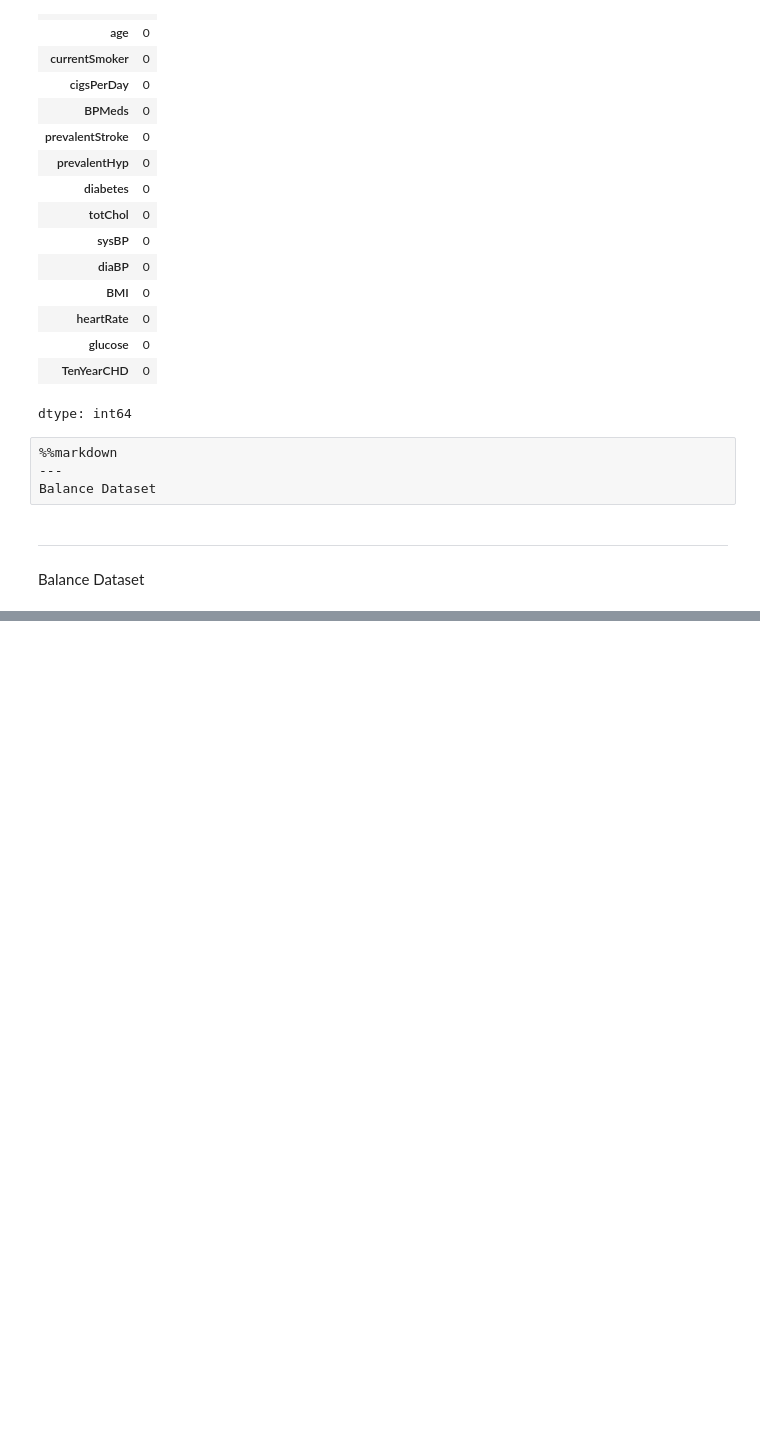
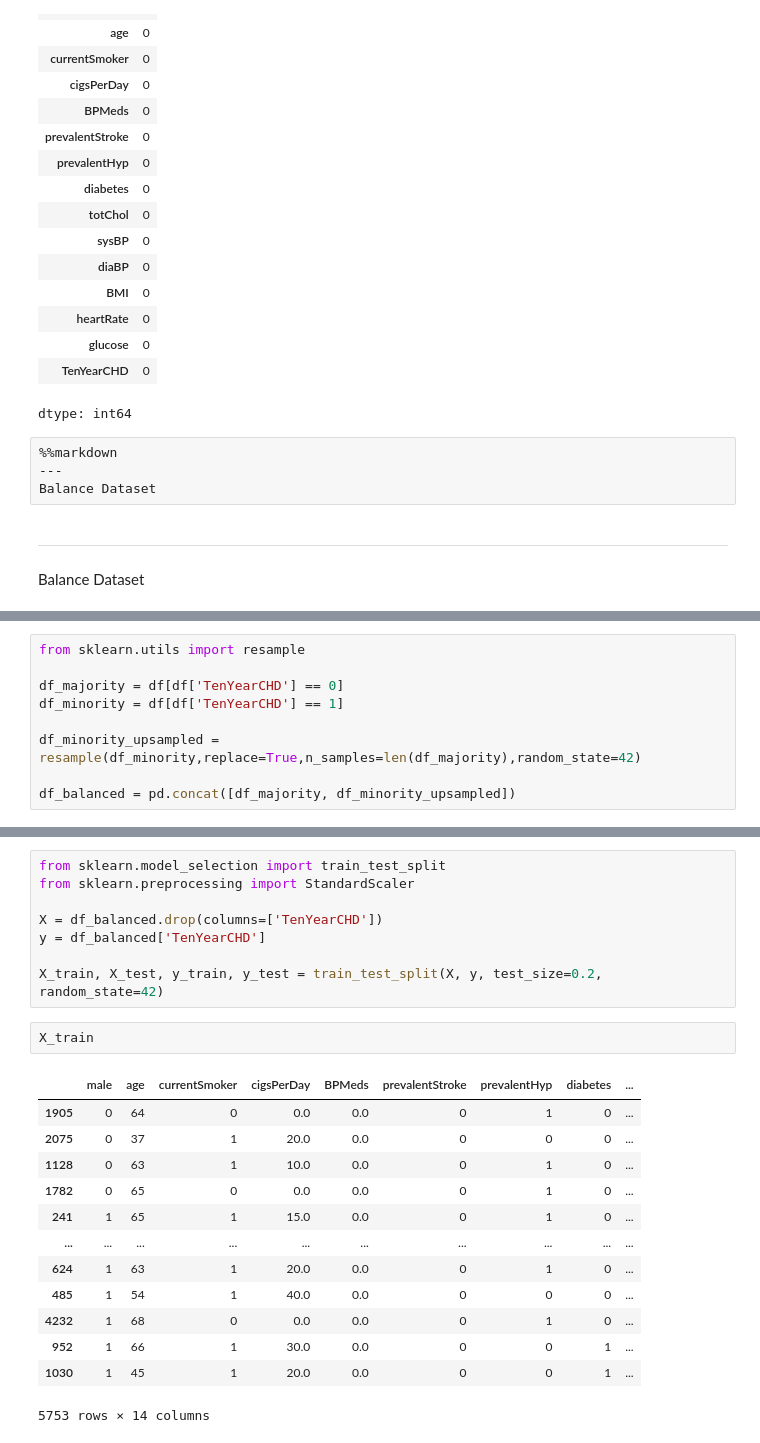
Before and after one commit to ojaspaul123/ML-Experiments, a Jupyter notebook: ML_Projects/Heart Disease Prediction System/Heart_Disease_Prediction.ipynb, the cells around one changed output, grey strips where cells are left out. Drawn from its saved outputs; the diff is of its cells as text; blank space fills up the shorter version.

Commit message:
uploaded upto Training Different Models.

```diff
--- a/ML_Projects/Heart Disease Prediction System/Heart_Disease_Prediction.ipynb
+++ b/ML_Projects/Heart Disease Prediction System/Heart_Disease_Prediction.ipynb
@@ -143,0 +152,9 @@ Balance Dataset
+# %%
+from sklearn.utils import resample
+
+df_majority = df[df['TenYearCHD'] == 0]
+df_minority = df[df['TenYearCHD'] == 1]
+
+df_minority_upsampled = resample(df_minority,replace=True,n_samples=len(df_majority),random_state=42)
+
+df_balanced = pd.concat([df_majority, df_minority_upsampled])
@@ -143,0 +176,24 @@ Balance Dataset
+# %%
+from sklearn.model_selection import train_test_split
+from sklearn.preprocessing import StandardScaler
+
+X = df_balanced.drop(columns=['TenYearCHD'])
+y = df_balanced['TenYearCHD']
+
+X_train, X_test, y_train, y_test = train_test_split(X, y, test_size=0.2, random_state=42)
+# %%
+X_train
+# %% [output]
+|  | male | age | currentSmoker | cigsPerDay | BPMeds | prevalentStroke | prevalentHyp | diabetes | ... |
+| 1905 | 0 | 64 | 0 | 0.0 | 0.0 | 0 | 1 | 0 | ... |
+| 2075 | 0 | 37 | 1 | 20.0 | 0.0 | 0 | 0 | 0 | ... |
+| 1128 | 0 | 63 | 1 | 10.0 | 0.0 | 0 | 1 | 0 | ... |
+| 1782 | 0 | 65 | 0 | 0.0 | 0.0 | 0 | 1 | 0 | ... |
+| 241 | 1 | 65 | 1 | 15.0 | 0.0 | 0 | 1 | 0 | ... |
+| ... | ... | ... | ... | ... | ... | ... | ... | ... | ... |
+| 624 | 1 | 63 | 1 | 20.0 | 0.0 | 0 | 1 | 0 | ... |
+| 485 | 1 | 54 | 1 | 40.0 | 0.0 | 0 | 0 | 0 | ... |
+| 4232 | 1 | 68 | 0 | 0.0 | 0.0 | 0 | 1 | 0 | ... |
+| 952 | 1 | 66 | 1 | 30.0 | 0.0 | 0 | 0 | 1 | ... |
+| 1030 | 1 | 45 | 1 | 20.0 | 0.0 | 0 | 0 | 1 | ... |
+5753 rows × 14 columns
```
Also changed, not shown: parts of 17 cells of this notebook.
